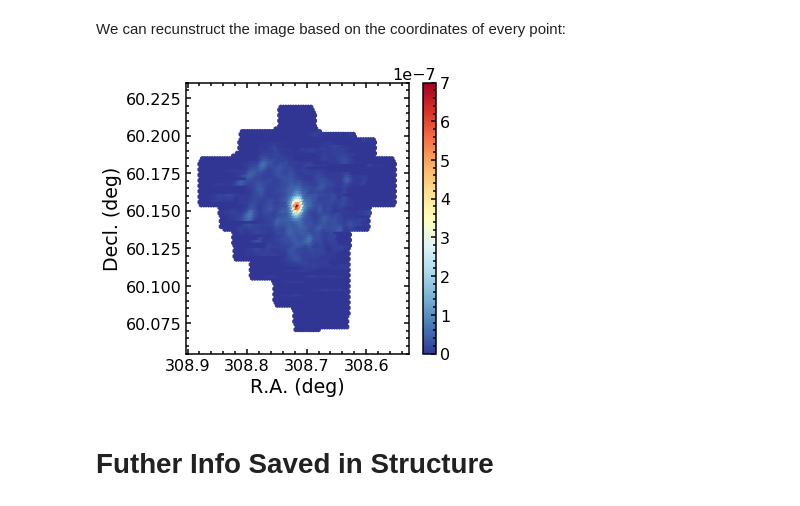
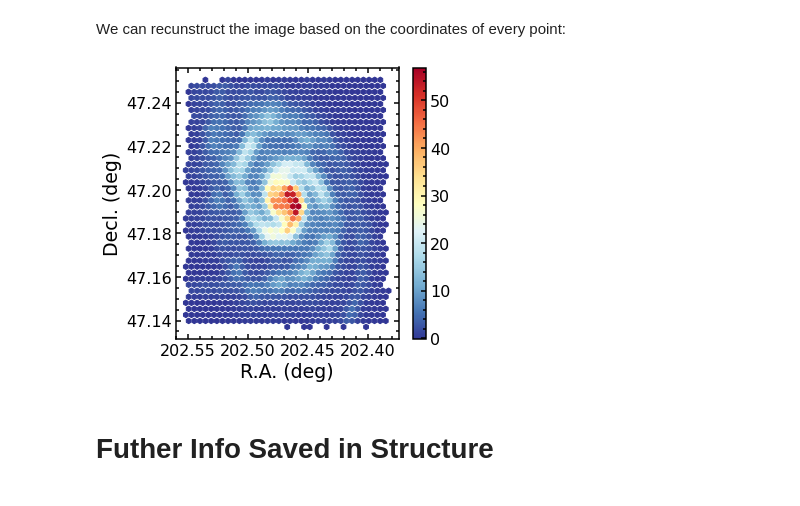
Before and after one commit to AG-Bigiel/PyStructure-dev, a Jupyter notebook: Jupyter Notebooks/Open_Structure.ipynb, the cells around one changed output. Drawn from its saved outputs; the diff is of its cells as text; code cells hidden in the pictures.

```diff
--- a/Jupyter Notebooks/Open_Structure.ipynb
+++ b/Jupyter Notebooks/Open_Structure.ipynb
@@ -24,7 +24,7 @@ rc('errorbar',capsize=3.)
 # %% [markdown]
 **Import the PyStructure**
 # %%
-struct = np.load('./../PyStructure/Output/ngc6946_data_struct_2020_10_02.npy',allow_pickle = True).item()
+struct = np.load('./../PyStructure/Output/ngc5194_data_struct_23as_2020_10_26.npy',allow_pickle = True).item()
 # %% [markdown]
 A structure is just a collection of points:
 # %%
@@ -49,14 +49,14 @@ int_co21 = struct["INT_VAL_12CO21"]
 # %%
 plt.figure(figsize=(5,5))
 ax = plt.subplot(1,1,1)
-im = ax.scatter(ra,dec,c=int_co21,marker="h",s=20, cmap="RdYlBu_r")
+im = ax.scatter(ra,dec,c=int_co21,marker="h",s=30, cmap="RdYlBu_r")
 plt.colorbar(im)
 ax.invert_xaxis()
 ax.set_xlabel("R.A. (deg)")
 ax.set_ylabel("Decl. (deg)")
 plt.show()
 # %% [output]
-[figure, old version]
+[figure, new version]
 # %% [markdown]
 # Futher Info Saved in Structure
 # %%
```
Also changed, not shown: parts of 12 cells of this notebook, 4 other files.
